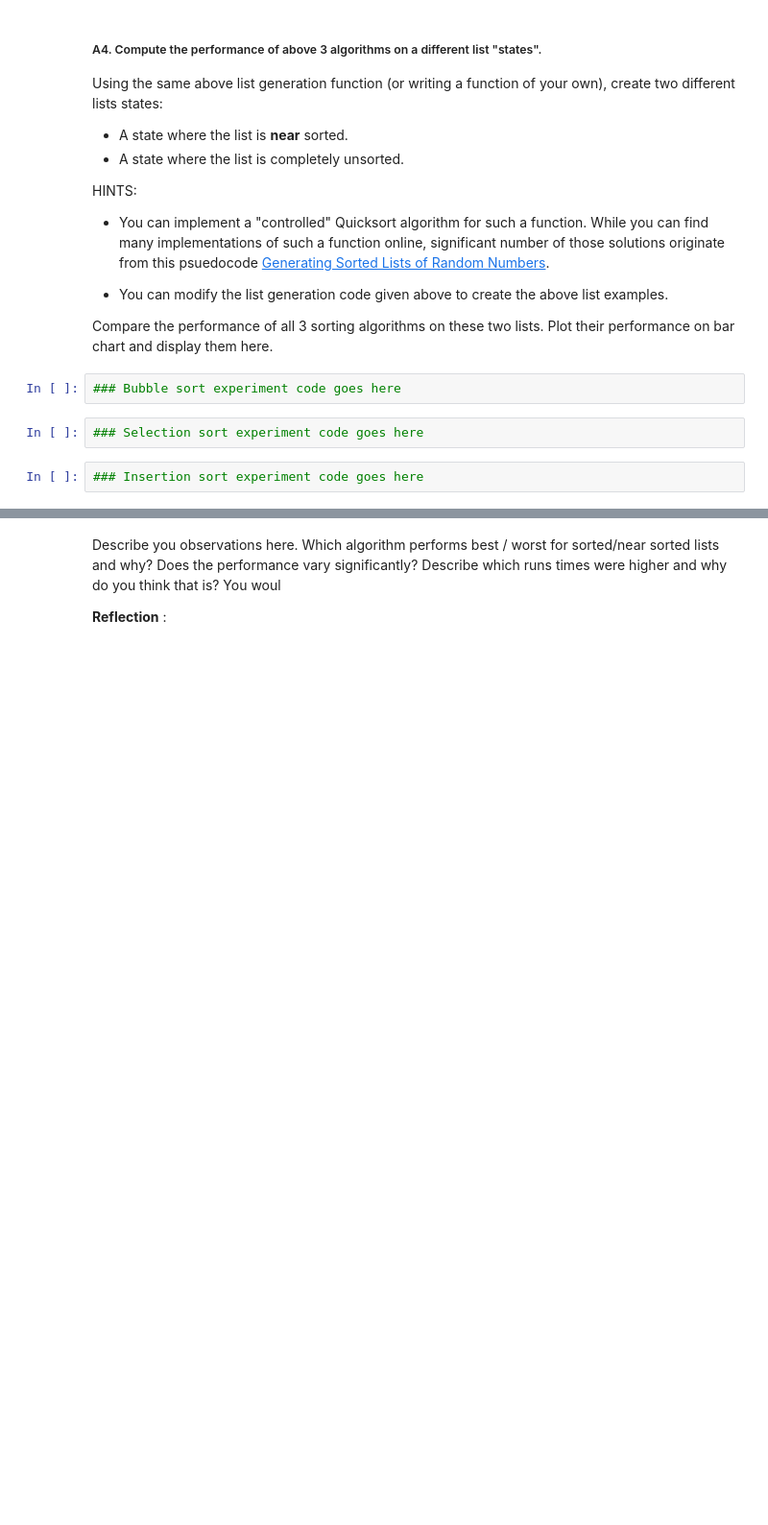
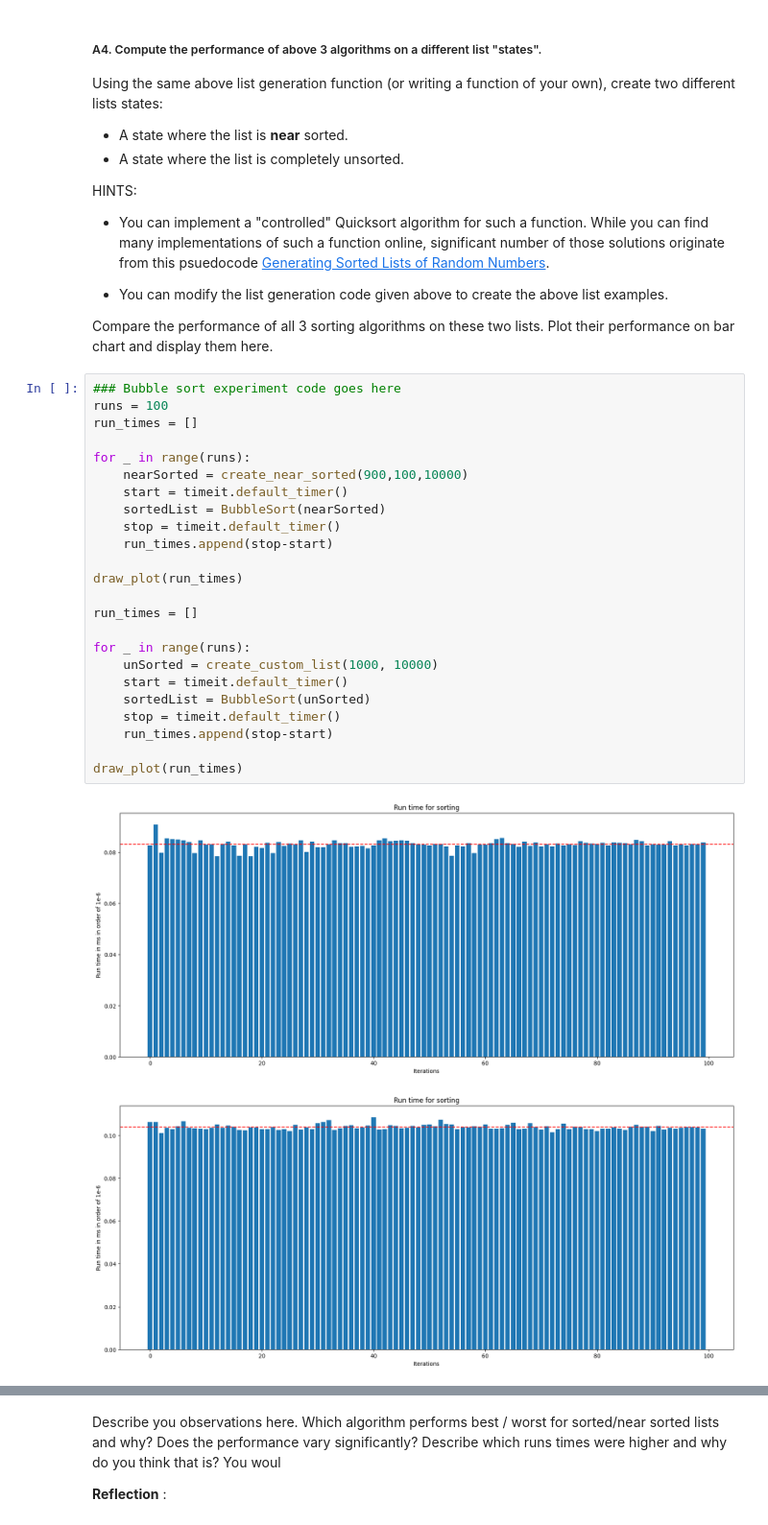
Before and after one commit to Noprop/minesweeper-2xc3-, a Jupyter notebook: Lab_II.ipynb, the cells around one changed output, grey strips where cells are left out. Shown at 96% size. Cells and saved outputs as stored; diff of their text form; blank space fills up the shorter version.

```diff
--- a/Lab_II.ipynb
+++ b/Lab_II.ipynb
@@ -248,9 +259,30 @@ HINTS:
 - You can modify the list generation code given above to create the above list examples.
 
 Compare the performance of all 3 sorting algorithms on these two lists. Plot their performance on bar chart and display them here.
-# %%
-### Bubble sort experiment code goes here
-# %%
-### Selection sort experiment code goes here
-# %%
-### Insertion sort experiment code goes here
+# %%
+### Bubble sort experiment code goes here
+runs = 100
+run_times = []
+
+for _ in range(runs):
+    nearSorted = create_near_sorted(900,100,10000)
+    start = timeit.default_timer()
+    sortedList = BubbleSort(nearSorted)
+    stop = timeit.default_timer()
+    run_times.append(stop-start)
+
+draw_plot(run_times)
+
+run_times = []
+
+for _ in range(runs):
+    unSorted = create_custom_list(1000, 10000)
+    start = timeit.default_timer()
+    sortedList = BubbleSort(unSorted)
+    stop = timeit.default_timer()
+    run_times.append(stop-start)
+
+draw_plot(run_times)
+# %% [output]
+[figure, added]
+[figure, added]
```
Also changed, not shown: parts of 14 cells of this notebook.
